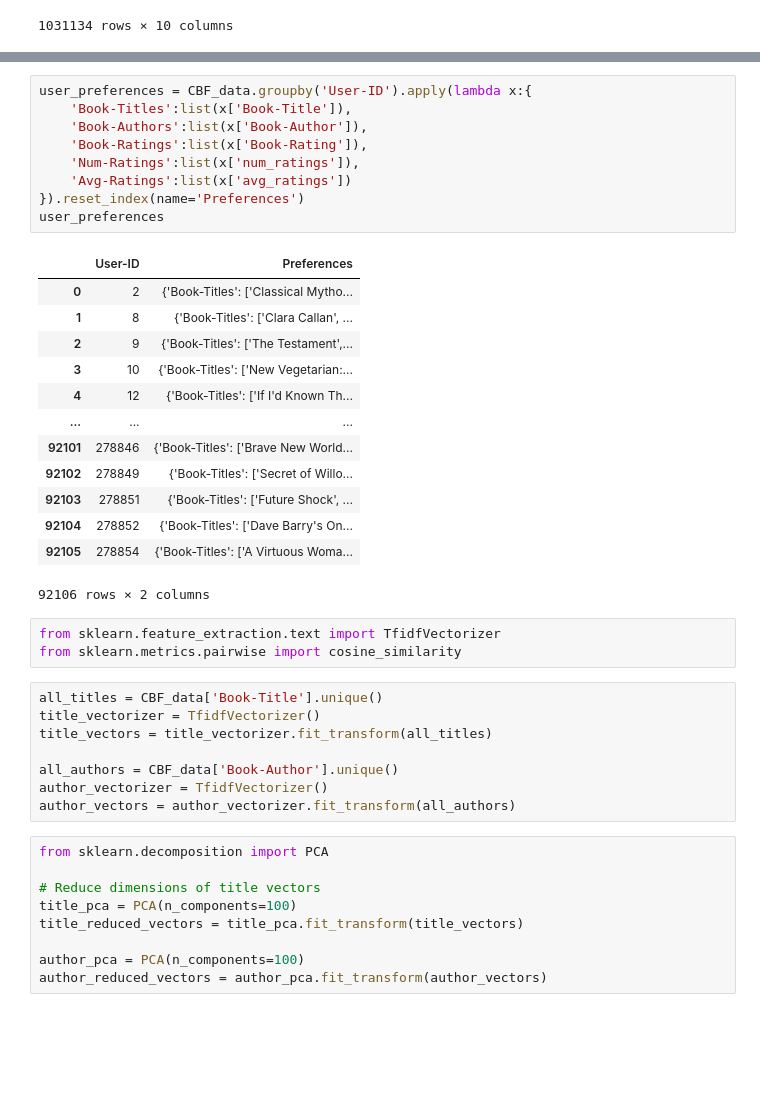
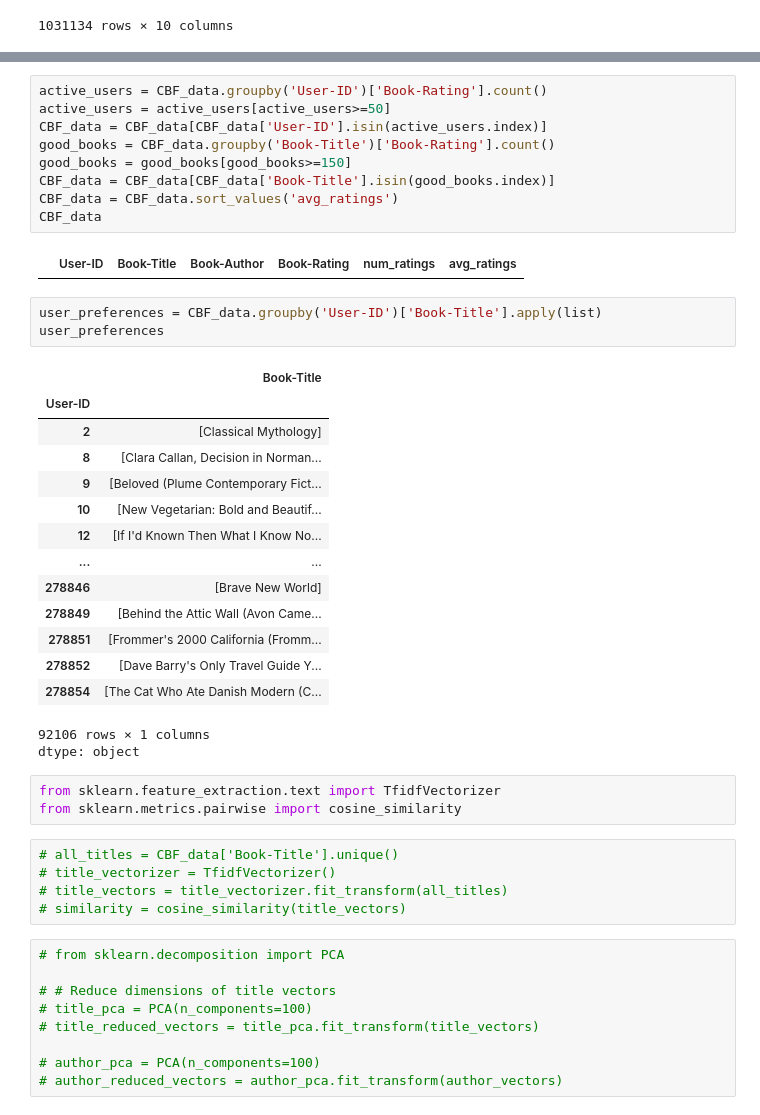
Before and after one commit to vidhan66/Book-Recommendation-System, a Jupyter notebook: Book_Recommendation_System.ipynb, the cells around one changed output, grey strips where cells are left out. Drawn from its saved outputs; the diff is of its cells as text; blank space fills up the shorter version.

Commit message:
updated preferences

```diff
--- a/Book_Recommendation_System.ipynb
+++ b/Book_Recommendation_System.ipynb
@@ -270,44 +270,48 @@ CBF_data
 1031134 rows × 6 columns
-# %%
-user_preferences = CBF_data.groupby('User-ID').apply(lambda x:{
-    'Book-Titles':list(x['Book-Title']),
-    'Book-Authors':list(x['Book-Author']),
-    'Book-Ratings':list(x['Book-Rating']),
-    'Num-Ratings':list(x['num_ratings']),
-    'Avg-Ratings':list(x['avg_ratings'])
-}).reset_index(name='Preferences')
-user_preferences
-# %% [output]
-|  | User-ID | Preferences |
-| 0 | 2 | {'Book-Titles': ['Classical Mytho... |
-| 1 | 8 | {'Book-Titles': ['Clara Callan', ... |
-| 2 | 9 | {'Book-Titles': ['The Testament',... |
-| 3 | 10 | {'Book-Titles': ['New Vegetarian:... |
-| 4 | 12 | {'Book-Titles': ['If I'd Known Th... |
-| ... | ... | ... |
-| 92101 | 278846 | {'Book-Titles': ['Brave New World... |
-| 92102 | 278849 | {'Book-Titles': ['Secret of Willo... |
-| 92103 | 278851 | {'Book-Titles': ['Future Shock', ... |
-| 92104 | 278852 | {'Book-Titles': ['Dave Barry's On... |
-| 92105 | 278854 | {'Book-Titles': ['A Virtuous Woma... |
-92106 rows × 2 columns
+# %%
+active_users = CBF_data.groupby('User-ID')['Book-Rating'].count()
+active_users = active_users[active_users>=50]
+CBF_data = CBF_data[CBF_data['User-ID'].isin(active_users.index)]
+good_books = CBF_data.groupby('Book-Title')['Book-Rating'].count()
+good_books = good_books[good_books>=150]
+CBF_data = CBF_data[CBF_data['Book-Title'].isin(good_books.index)]
+CBF_data = CBF_data.sort_values('avg_ratings')
+CBF_data
+# %% [output]
+|  | User-ID | Book-Title | Book-Author | Book-Rating | num_ratings | avg_ratings |
+# %%
+user_preferences = CBF_data.groupby('User-ID')['Book-Title'].apply(list)
+user_preferences
+# %% [output]
+|  | Book-Title |
+| User-ID |  |
+| 2 | [Classical Mythology] |
+| 8 | [Clara Callan, Decision in Norman... |
+| 9 | [Beloved (Plume Contemporary Fict... |
+| 10 | [New Vegetarian: Bold and Beautif... |
+| 12 | [If I'd Known Then What I Know No... |
+| ... | ... |
+| 278846 | [Brave New World] |
+| 278849 | [Behind the Attic Wall (Avon Came... |
+| 278851 | [Frommer's 2000 California (Fromm... |
+| 278852 | [Dave Barry's Only Travel Guide Y... |
+| 278854 | [The Cat Who Ate Danish Modern (C... |
+92106 rows × 1 columns
+dtype: object
 # %%
 from sklearn.feature_extraction.text import TfidfVectorizer
 from sklearn.metrics.pairwise import cosine_similarity
 # %%
-all_titles = CBF_data['Book-Title'].unique()
-title_vectorizer = TfidfVectorizer()
-title_vectors = title_vectorizer.fit_transform(all_titles)
-
-all_authors = CBF_data['Book-Author'].unique()
-author_vectorizer = TfidfVectorizer()
-author_vectors = author_vectorizer.fit_transform(all_authors)
+# all_titles = CBF_data['Book-Title'].unique()
+# title_vectorizer = TfidfVectorizer()
+# title_vectors = title_vectorizer.fit_transform(all_titles)
+# similarity = cosine_similarity(title_vectors)
 # %%
-from sklearn.decomposition import PCA
+# from sklearn.decomposition import PCA
 
-# Reduce dimensions of title vectors
-title_pca = PCA(n_components=100)
-title_reduced_vectors = title_pca.fit_transform(title_vectors)
+# # Reduce dimensions of title vectors
+# title_pca = PCA(n_components=100)
+# title_reduced_vectors = title_pca.fit_transform(title_vectors)
 
-author_pca = PCA(n_components=100)
-author_reduced_vectors = author_pca.fit_transform(author_vectors)
+# author_pca = PCA(n_components=100)
+# author_reduced_vectors = author_pca.fit_transform(author_vectors)
```
Also changed, not shown: parts of 2 cells of this notebook.
